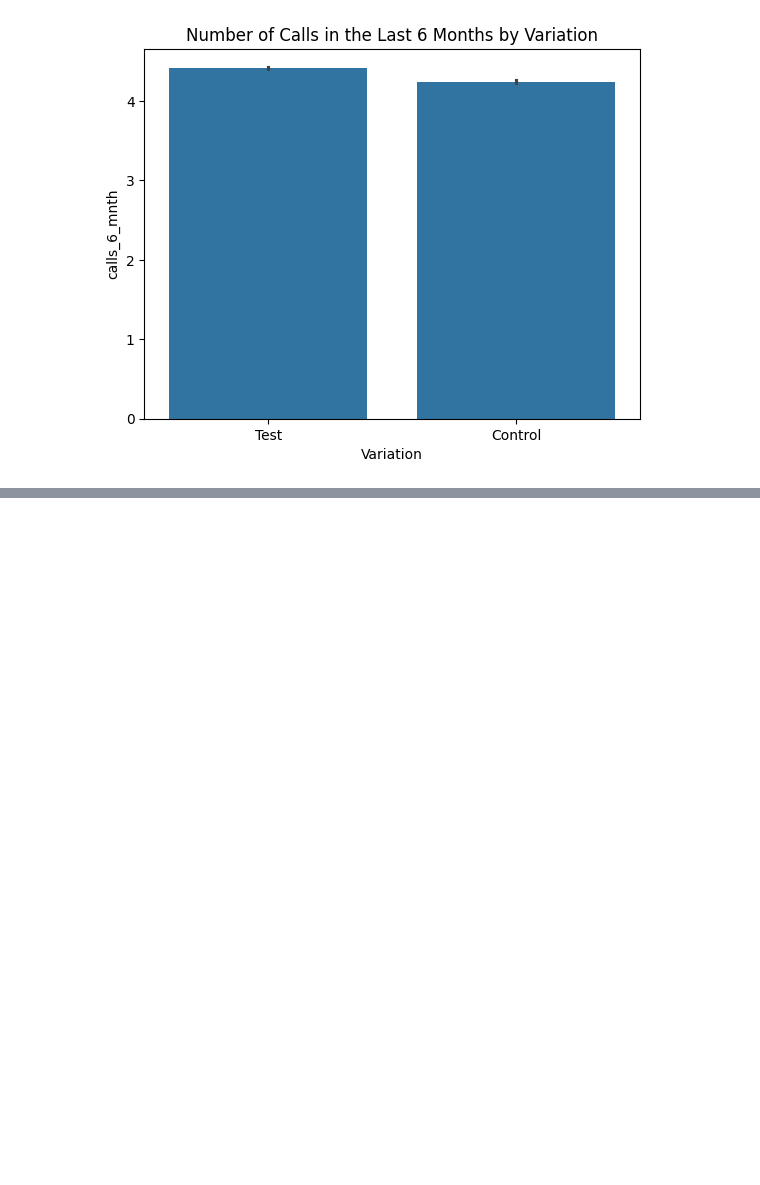
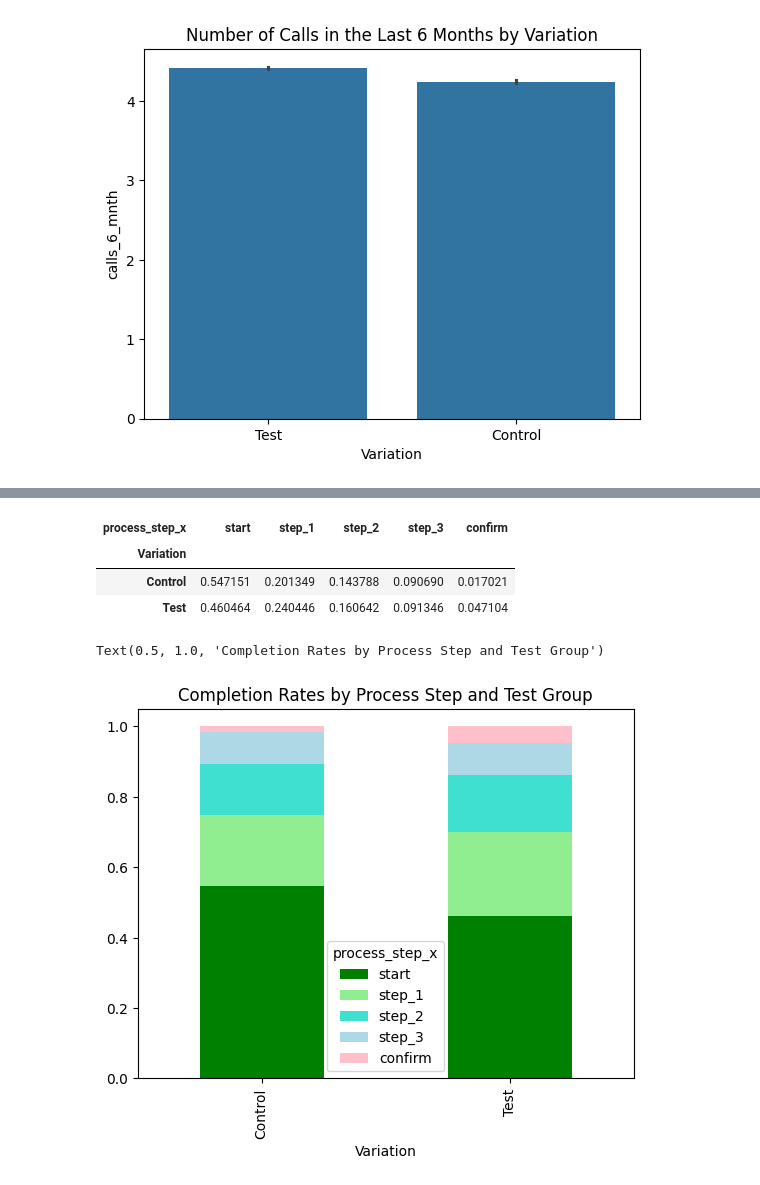
Before and after one commit to nlewism/Project-A-B-Testing-Analysis, a Jupyter notebook: src/jupyter notebook/Data Wrangling.ipynb, the cells around one changed output, grey strips where cells are left out. Drawn from its saved outputs; the diff is of its cells as text; code cells hidden in the pictures; blank space fills up the shorter version.

```diff
--- a/src/jupyter notebook/Data Wrangling.ipynb
+++ b/src/jupyter notebook/Data Wrangling.ipynb
@@ -434,3 +451,0 @@ Text(0.5, 1.0, 'Number of Calls in the Last 6 Months by Variation')
-# %%
-grouped_data['date_time_x'] = pd.to_datetime(grouped_data['date_time_x'])
-grouped_data['date_time_x']
@@ -450,2 +451,0 @@ Name: date_time_x, Length: 155573, dtype: datetime64[ns]
-# %%
-grouped_data['month_year'] = grouped_data['date_time_x'].dt.to_period('M')
@@ -457,0 +486,18 @@ TypeError: Invalid object type at position 0
+# %%
+conversion_rates = grouped_data.groupby('Variation')['process_step_x'].value_counts(normalize=True).unstack()
+desired_order = ['start', 'step_1', 'step_2', 'step_3', 'confirm']
+conversion_rates = conversion_rates[desired_order]
+conversion_rates
+# %% [output]
+| process_step_x | start | step_1 | step_2 | step_3 | confirm |
+| Variation |  |  |  |  |  |
+| Control | 0.547151 | 0.201349 | 0.143788 | 0.090690 | 0.017021 |
+| Test | 0.460464 | 0.240446 | 0.160642 | 0.091346 | 0.047104 |
+# %%
+custom_palette = {'start': 'green', 'step_1': 'lightgreen', 'step_2': 'turquoise', 'step_3': 'lightblue', 'confirm': 'pink'}
+conversion_rates.plot(kind='bar', stacked=True, color=[custom_palette[col] for col in conversion_rates.columns])
+plt.title('Conversion Rates by Process Step and Variation')
+plt.title('Completion Rates by Process Step and Test Group')
+# %% [output]
+Text(0.5, 1.0, 'Completion Rates by Process Step and Test Group')
+[figure, added]
```
Also changed, not shown: parts of 26 cells of this notebook.
